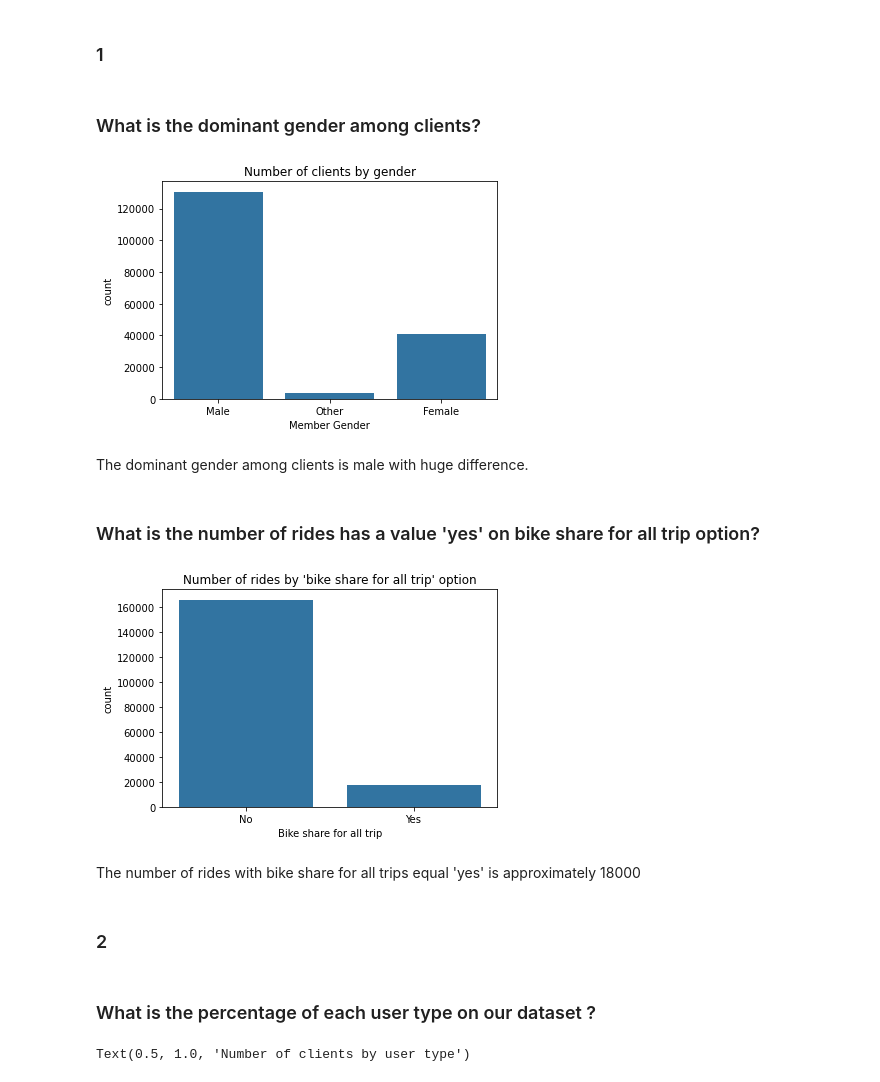
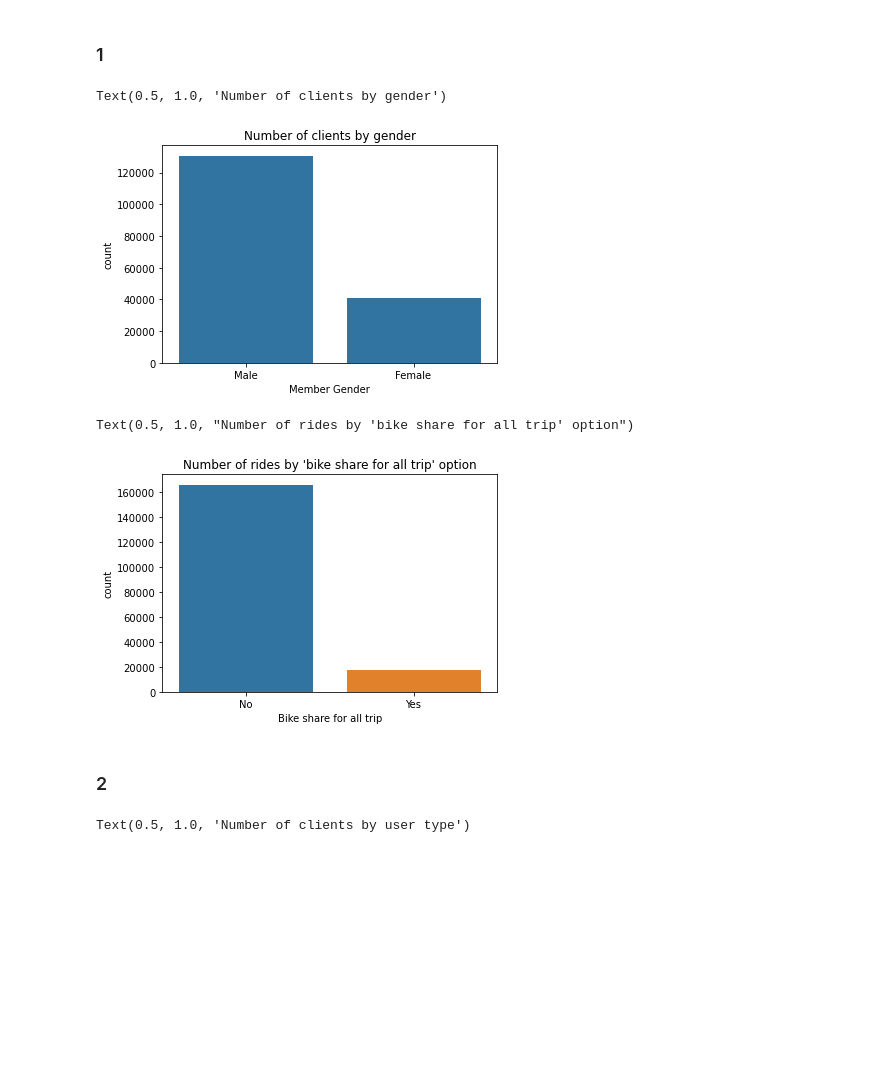
Before and after one commit to aribihamza/Communicate-Data-Findings---fordgobike, a Jupyter notebook: Part_I_exploration_template.ipynb, the cells around one changed output. Drawn from its saved outputs; the diff is of its cells as text; code cells hidden in the pictures; blank space fills up the shorter version.

```diff
--- a/Part_I_exploration_template.ipynb
+++ b/Part_I_exploration_template.ipynb
@@ -159,25 +144,23 @@ def barplot(data, x,xlabel,title):
 # %% [markdown]
 ### 1
-# %% [markdown]
-### What is the dominant gender among clients?
 # %%
-barplot(fordgobike, 'member_gender','Member Gender','Number of clients by gender')
+base_color = sb.color_palette()[0]
+sb.countplot(data=fordgobike, x='member_gender', color=base_color,order=['Male','Female'])
+plt.xlabel('Member Gender')
+plt.title('Number of clients by gender')
 # %% [output]
+Text(0.5, 1.0, 'Number of clients by gender')
-[figure, old version]
+[figure, new version]
-# %% [markdown]
-The dominant gender among clients is male with huge difference.
-# %% [markdown]
-### What is the number of rides has a value 'yes' on bike share for all trip option?
 # %%
-barplot(fordgobike, 'bike_share_for_all_trip','Bike share for all trip','Number of rides by \'bike share for all trip\' option')
+base_color = sb.color_palette()[0]
+sb.countplot(data=fordgobike, x='bike_share_for_all_trip')
+plt.xlabel('Bike share for all trip')
+plt.title('Number of rides by \'bike share for all trip\' option')
 # %% [output]
+Text(0.5, 1.0, "Number of rides by 'bike share for all trip' option")
-[figure, old version]
+[figure, new version]
-# %% [markdown]
-The number of rides with bike share for all trips equal 'yes' is approximately 18000
 # %% [markdown]
 ### 2
-# %% [markdown]
-### What is the percentage of each user type on our dataset ?
 # %%
 sorted_counts = fordgobike['user_type'].value_counts()
 plt.figure(figsize = [200, 5])
```
Also changed, not shown: parts of 38 cells of this notebook, 3 other files.
